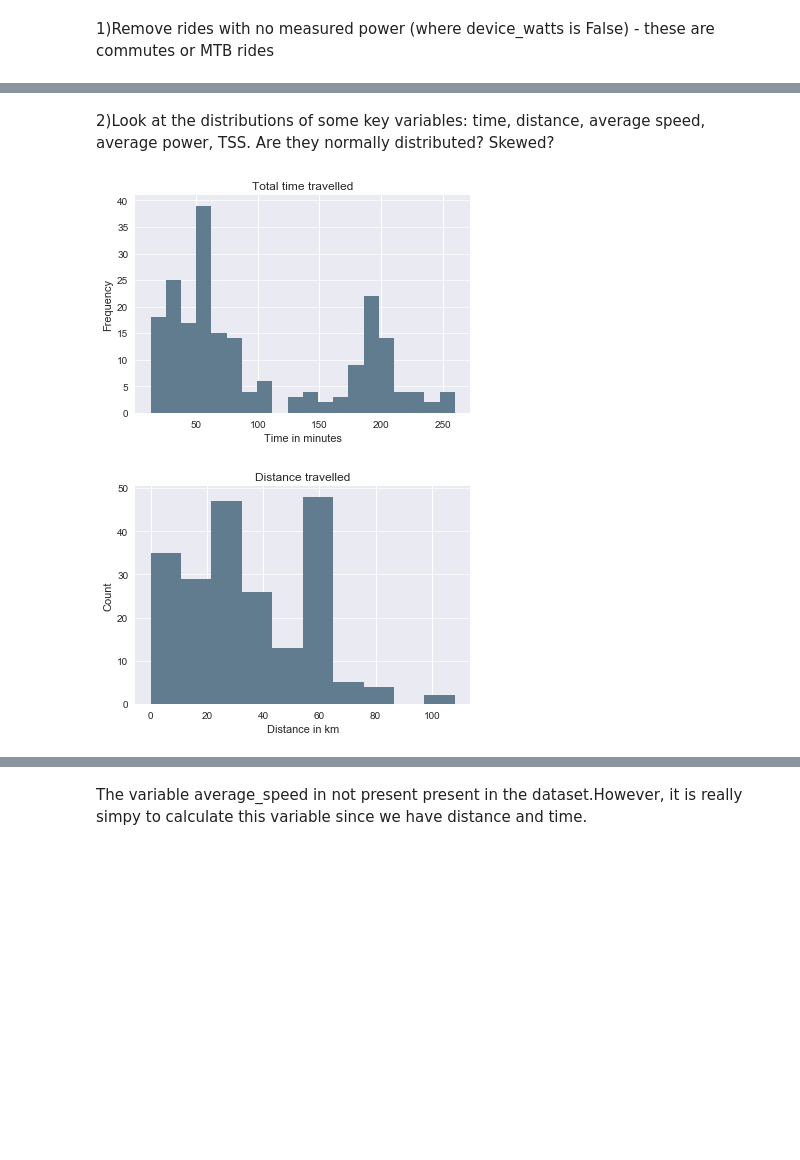
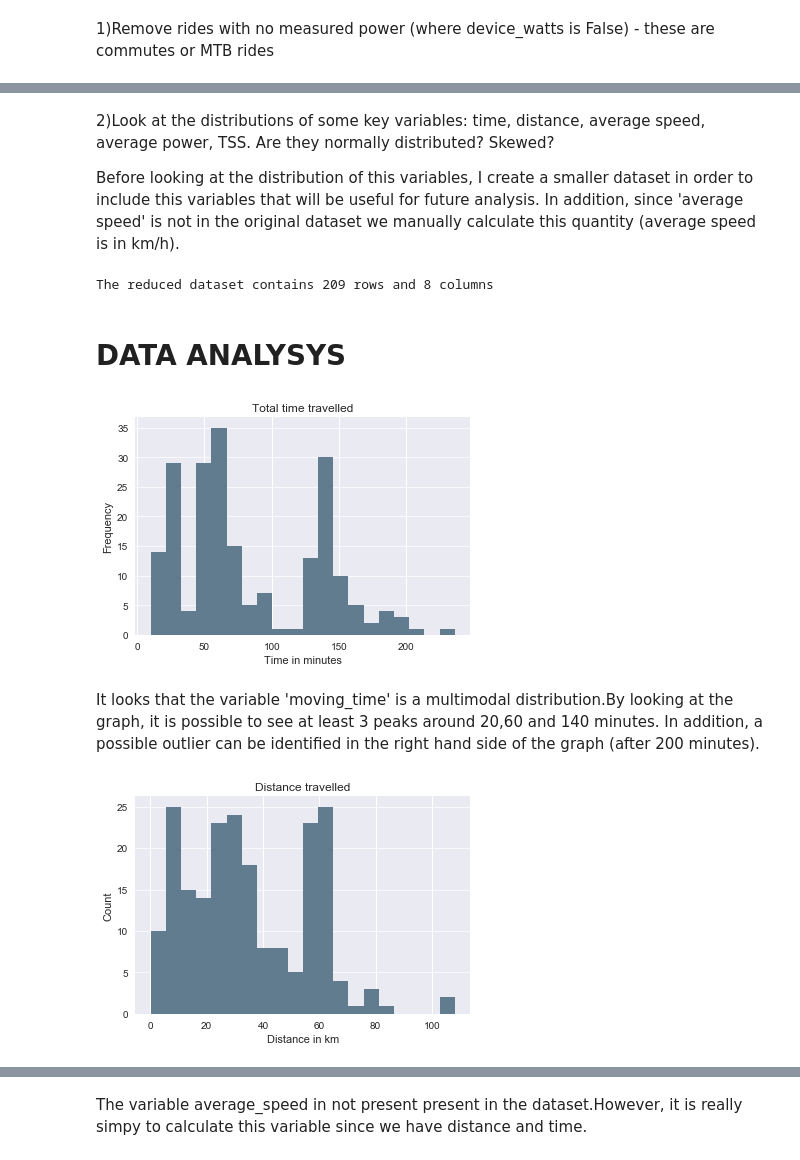
Before and after one commit to fracomp/datascience, a Jupyter notebook: Portfolio 1.ipynb, the cells around one changed output, grey strips where cells are left out. Drawn from its saved outputs; the diff is of its cells as text; code cells hidden in the pictures; blank space fills up the shorter version.

Commit message:
Some data analysis

```diff
--- a/Portfolio 1.ipynb
+++ b/Portfolio 1.ipynb
@@ -96,11 +88,21 @@ The dataset with no measured power now contains 209 rows and 372 columns
 # %% [markdown]
 2)Look at the distributions of some key variables: time, distance, average speed, average power, TSS. Are they normally distributed? Skewed?
+
+Before looking at the distribution of this variables, I create a smaller dataset in order to include this variables that will be useful for future analysis. In addition, since 'average speed' is not in the original dataset we manually calculate this quantity (average speed is in km/h).
+# %%
+cd['average_speed']=cd['distance']/(cd['moving_time']/60)
+df=cd[['Distance','moving_time','average_speed''average_speed','average_heartrate','average_watts','NP','TSS','elevation_gain']]
+print('The reduced dataset contains',df.shape[0],'rows and',df.shape[1],'columns')
+# %% [output]
+The reduced dataset contains 209 rows and 8 columns
+# %% [markdown]
+# DATA ANALYSYS
 # %%
-#TIME -> elapsed_time
-cd['elapsed_time'].plot.hist(grid=True,color='#607c8e',rwidth=1,bins=20)
+#TIME -> 'moving_time'
+df['moving_time'].plot.hist(grid=True,color='#607c8e',rwidth=1,bins=20)
 plt.title('Total time travelled')
 plt.xlabel('Time in minutes')
 plt.ylabel('Frequency')
 plt.grid(axis='y', alpha=0.75)
 # %% [output]
-[figure, old version]
+[figure, new version]
@@ -109,9 +109,11 @@ plt.grid(axis='y', alpha=0.75)
+# %% [markdown]
+It looks that the variable 'moving_time' is a multimodal distribution.By looking at the graph, it is possible to see at least 3 peaks around 20,60 and 140 minutes. In addition, a possible outlier can be identified in the right hand side of the graph (after 200 minutes).
 # %%
-#DISTANCE
-cd['distance'].plot.hist(grid=True,color='#607c8e',rwidth=1,bins=10)
+#DISTANCE -> 'distance'
+df['Distance'].plot.hist(grid=True,color='#607c8e',rwidth=1,bins=20)
 plt.title('Distance travelled')
 plt.xlabel('Distance in km')
 plt.ylabel('Count')
 plt.grid(axis='y', alpha=0.75)
 # %% [output]
-[figure, old version]
+[figure, new version]
```
Also changed, not shown: parts of 9 cells of this notebook.
